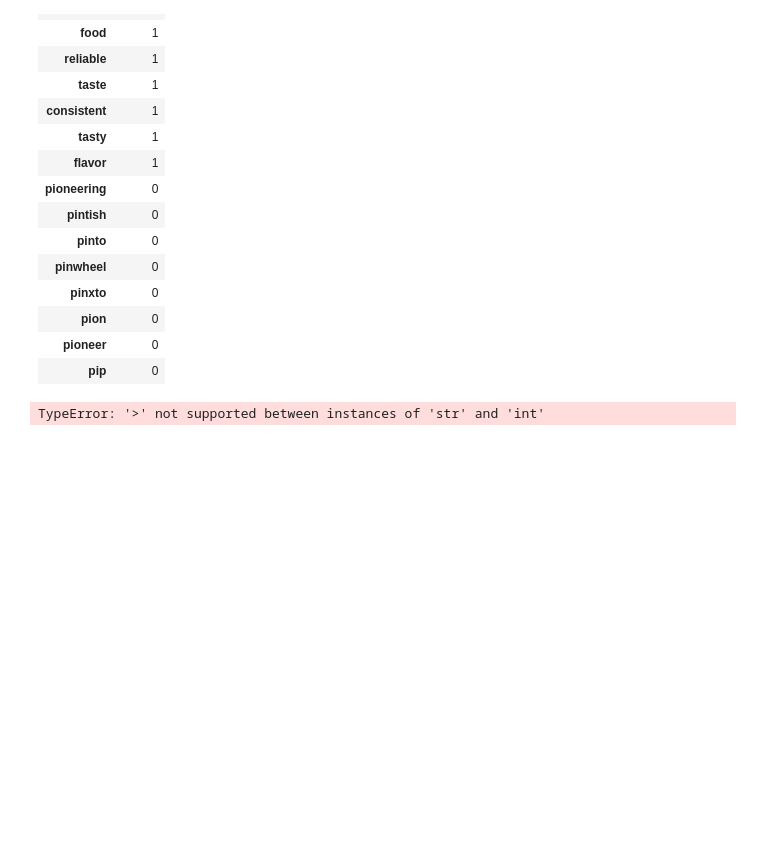
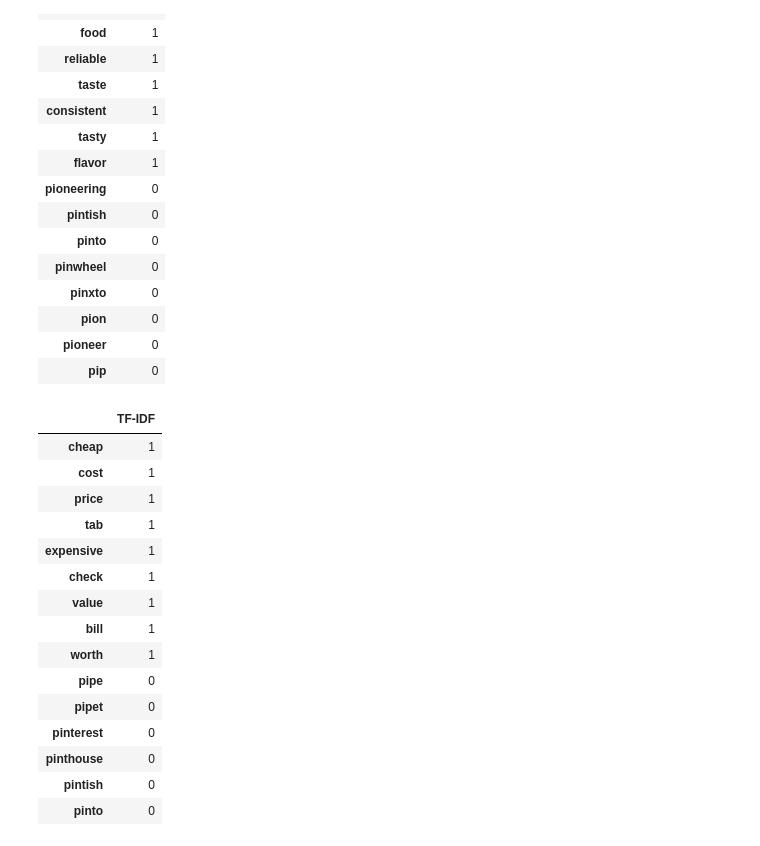
Before and after one commit to ksjiaxian/fyoudie, a Jupyter notebook: python_workbooks/tf-idf-sentiment-analysis.ipynb, the cells around one changed output. Cells and saved outputs as stored; diff of their text form; code cells hidden in the pictures; blank space fills up the shorter version.

```diff
--- a/python_workbooks/tf-idf-sentiment-analysis.ipynb
+++ b/python_workbooks/tf-idf-sentiment-analysis.ipynb
@@ -256,13 +276,28 @@ df_taste.head(15)
 # %%
 # mask for price
 
 price = vectorizer.transform(["price bill check tab expensive cheap cost tab value worth"])
 price_mask = pd.DataFrame(price[0].T.todense(), index=vectorizer.get_feature_names(), columns=["TF-IDF"])
-price_mask = [1 if x > 0 else 0 for x in df_price]
-price_mask = price_mask.sorted(reverse=True)
-price_mask.head()
+price_mask['TF-IDF'] = [1 if x > 0 else 0 for x in price_mask['TF-IDF']]
+price_mask = price_mask.sort_values('TF-IDF', ascending=False)
+price_mask.head(15)
 # %% [output]
-TypeError: '>' not supported between instances of 'str' and 'int'
+|  | TF-IDF |
+| cheap | 1 |
+| cost | 1 |
+| price | 1 |
+| tab | 1 |
+| expensive | 1 |
+| check | 1 |
+| value | 1 |
+| bill | 1 |
+| worth | 1 |
+| pipe | 0 |
+| pipet | 0 |
+| pinterest | 0 |
+| pinthouse | 0 |
+| pintish | 0 |
+| pinto | 0 |
 # %%
 # mask for sentence for testing/visualization purposes
 
```
Also changed, not shown: parts of 8 cells of this notebook.
